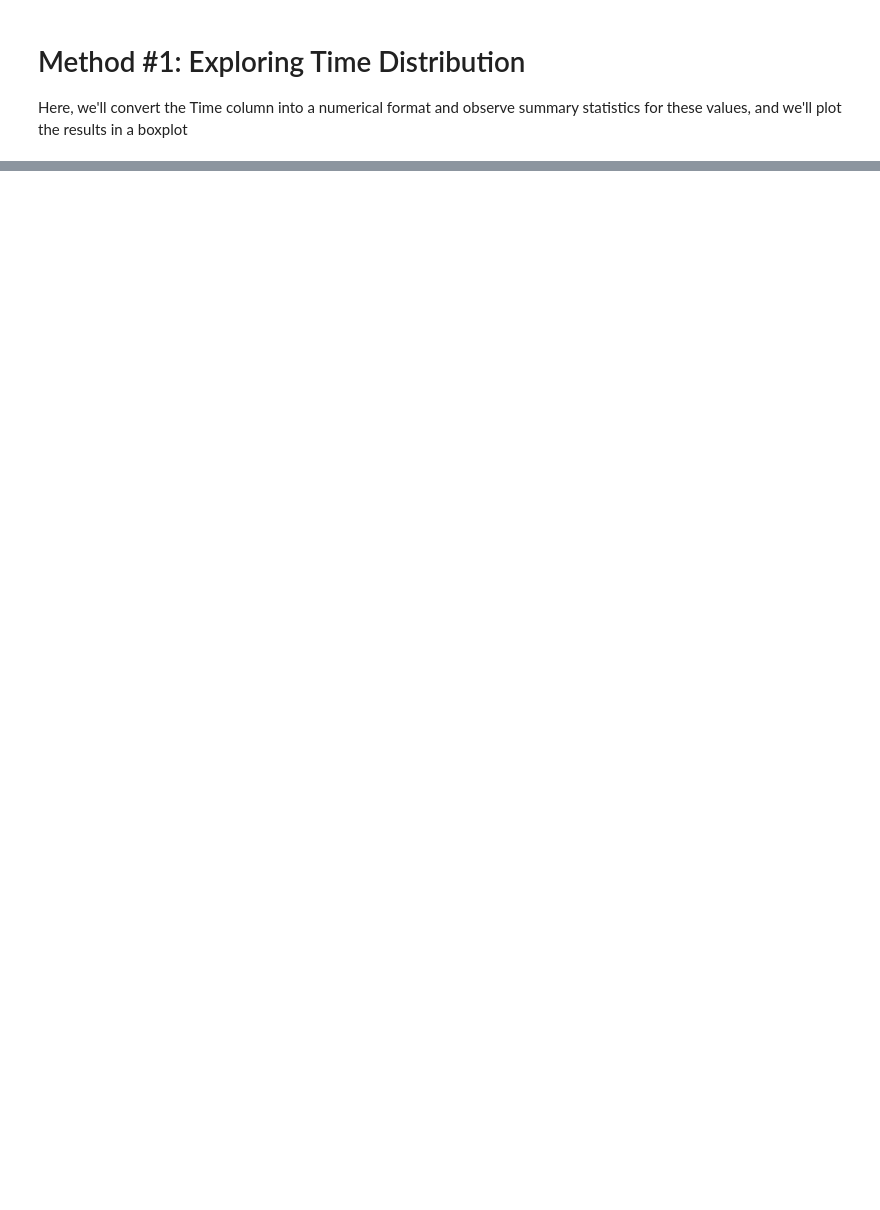
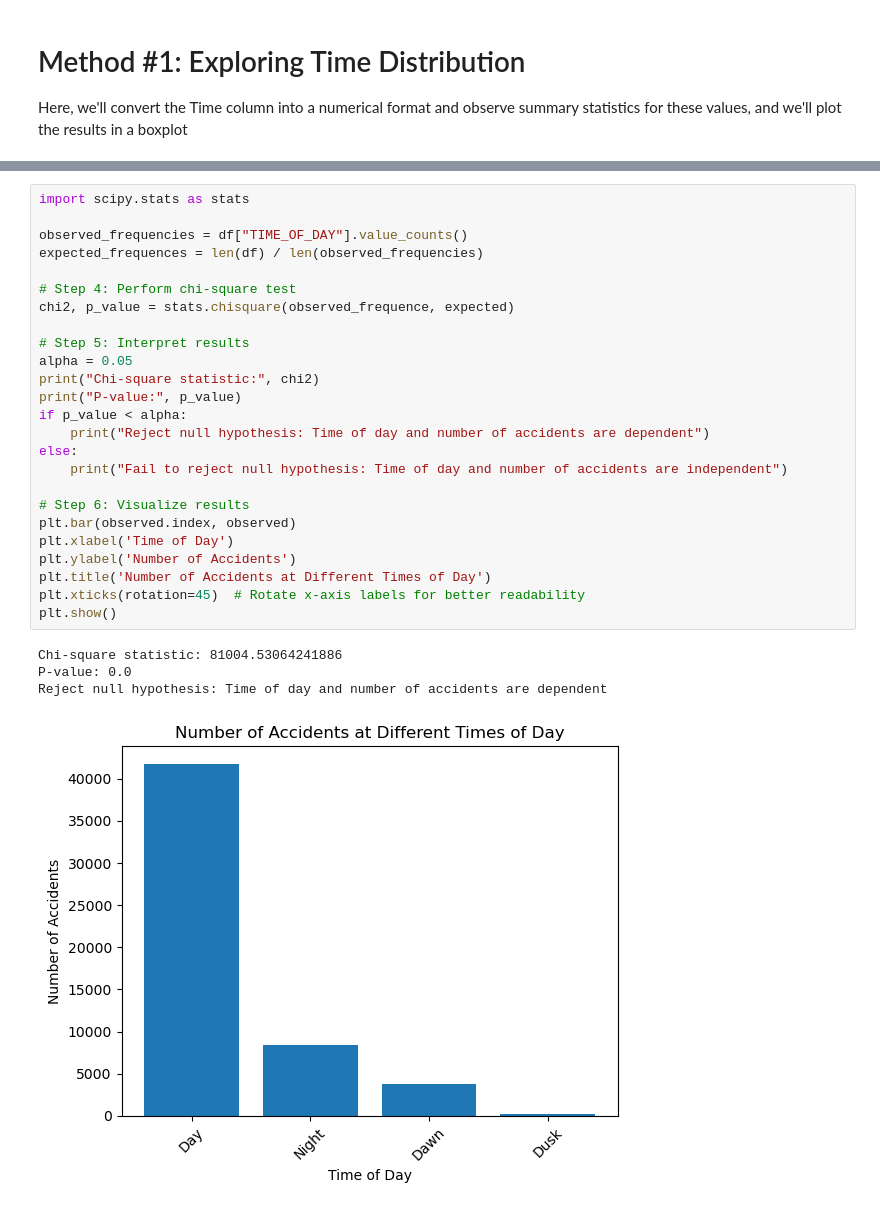
Before and after one commit to thejameszhang/cmsc320-project, a Jupyter notebook: eda.ipynb, the cells around one changed output, grey strips where cells are left out. Drawn from its saved outputs; the diff is of its cells as text; blank space fills up the shorter version.

```diff
--- a/eda.ipynb
+++ b/eda.ipynb
@@ -157,0 +162,30 @@ Here, we'll convert the Time column into a numerical format and observe summary
+# %%
+import scipy.stats as stats
+
+observed_frequencies = df["TIME_OF_DAY"].value_counts()
+expected_frequences = len(df) / len(observed_frequencies)
+
+# Step 4: Perform chi-square test
+chi2, p_value = stats.chisquare(observed_frequence, expected)
+
+# Step 5: Interpret results
+alpha = 0.05
+print("Chi-square statistic:", chi2)
+print("P-value:", p_value)
+if p_value < alpha:
+    print("Reject null hypothesis: Time of day and number of accidents are dependent")
+else:
+    print("Fail to reject null hypothesis: Time of day and number of accidents are independent")
+
+# Step 6: Visualize results
+plt.bar(observed.index, observed)
+plt.xlabel('Time of Day')
+plt.ylabel('Number of Accidents')
+plt.title('Number of Accidents at Different Times of Day')
+plt.xticks(rotation=45)  # Rotate x-axis labels for better readability
+plt.show()
+# %% [output]
+Chi-square statistic: 81004.53064241886
+P-value: 0.0
+Reject null hypothesis: Time of day and number of accidents are dependent
+[figure, added]
```
Also changed, not shown: parts of 8 cells of this notebook.
